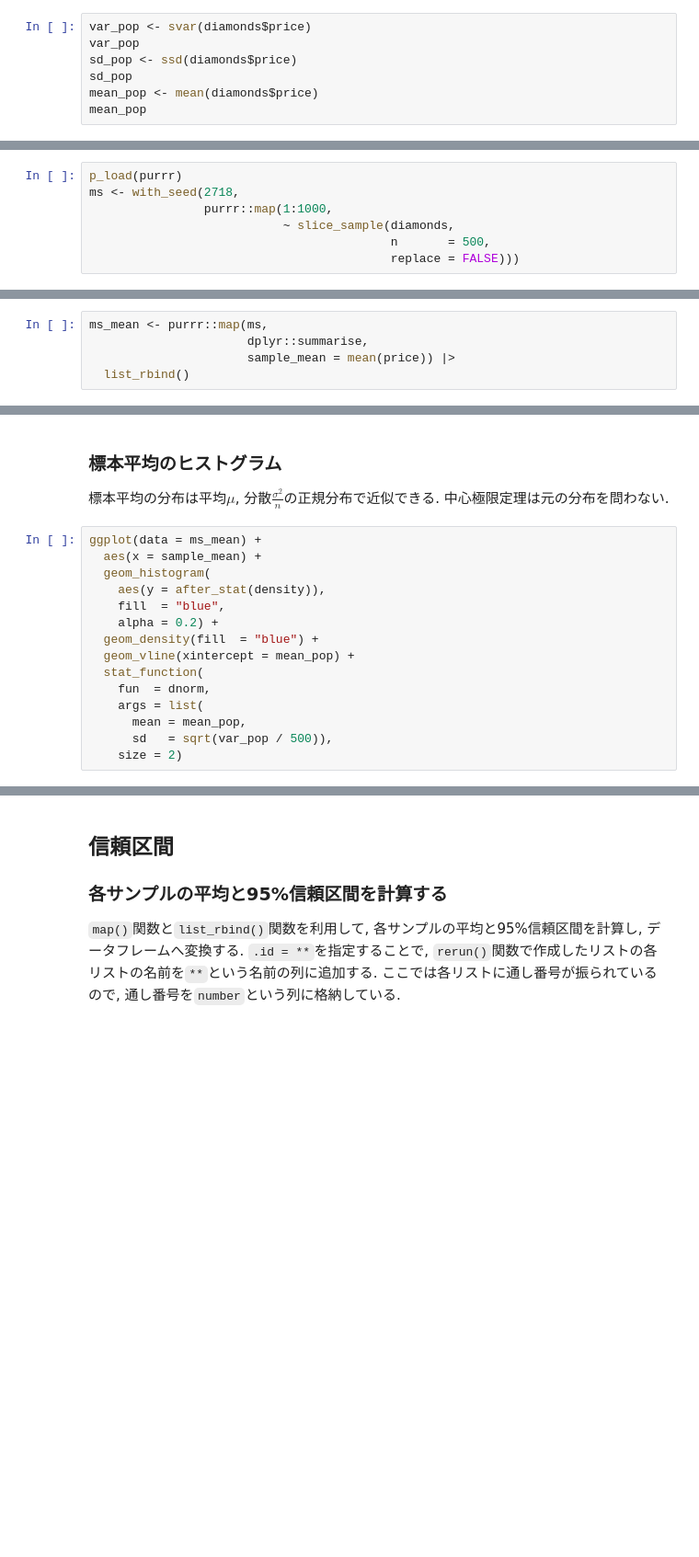
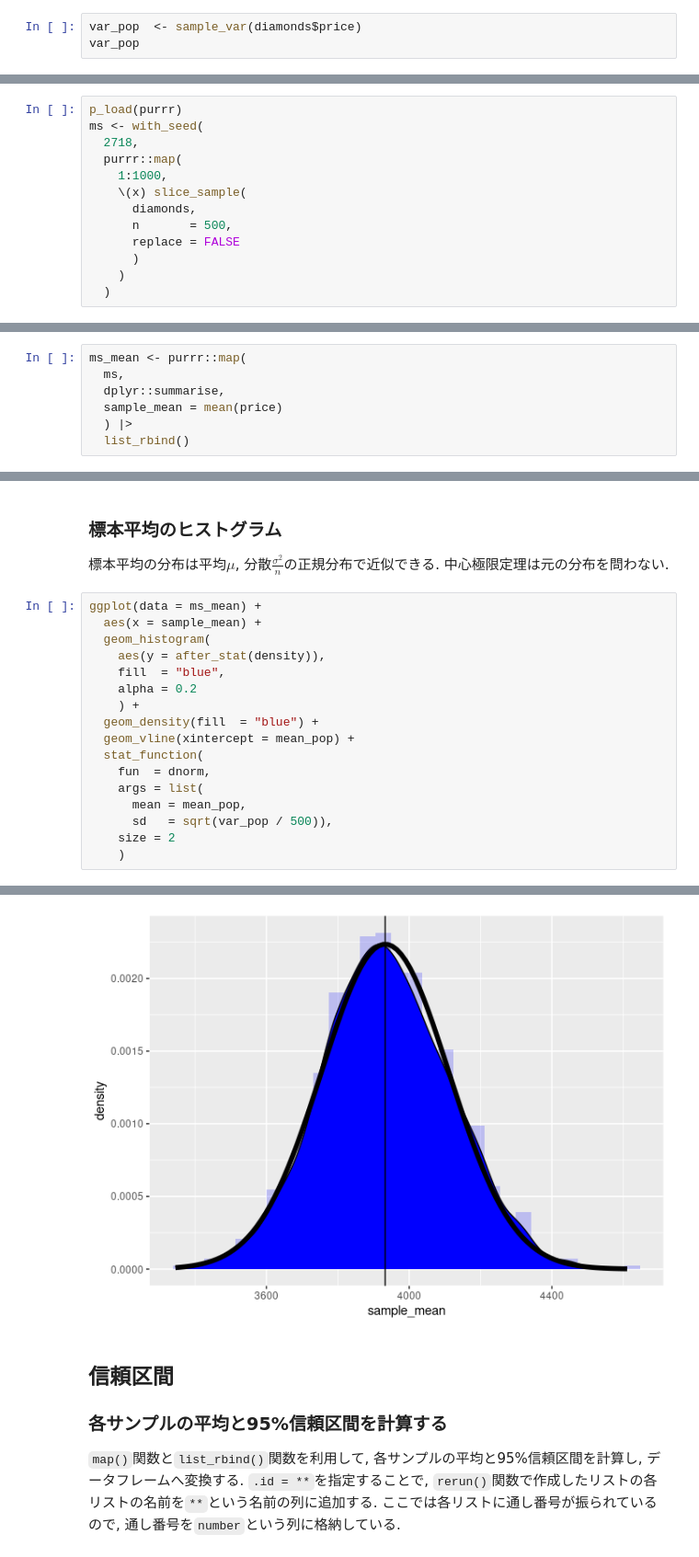
Before and after one commit to N-Yukihiro/Intro2Stats_SFC, a Jupyter notebook: Lecture-05/pop-sample.ipynb, the cells around one changed output, grey strips where cells are left out. Shown at 92% size. Saved outputs shown, nothing was run; the diff lists cells and outputs as text; blank space fills up the shorter version.

```diff
--- a/Lecture-05/pop-sample.ipynb
+++ b/Lecture-05/pop-sample.ipynb
@@ -188,10 +315,6 @@ summary(diamonds)
 今回は`diamonds`データを母集団とみなすので, データの標本分散を求め,
 母分散とみなす. 列は`price`を利用する.
 後で利用するために母平均もオブジェクトに格納する.
-# %%
-var_pop <- svar(diamonds$price)
-var_pop
-sd_pop <- ssd(diamonds$price)
-sd_pop
-mean_pop <- mean(diamonds$price)
-mean_pop
+# %%
+var_pop  <- sample_var(diamonds$price)
+var_pop
@@ -255,11 +407,17 @@ ggplot(data = ss) +
 ここでは第2引数で`~`を使って無名関数を定義している. 結果は`List`形式.
 # %%
 p_load(purrr)
-ms <- with_seed(2718,
-                purrr::map(1:1000,
-                           ~ slice_sample(diamonds,
-                                          n       = 500,
-                                          replace = FALSE)))
+ms <- with_seed(
+  2718,
+  purrr::map(
+    1:1000,
+    \(x) slice_sample(
+      diamonds,
+      n       = 500,
+      replace = FALSE
+      )
+    )
+  )
 # %% [markdown]
 ### 各標本の標本平均を求める
 
@@ -269,9 +427,11 @@ ms <- with_seed(2718,
 最後に結果のリストを`list_rbind()`関数を利用して,
 各標本の平均を1つのデータフレームに縦方向に整理する.
 # %%
-ms_mean <- purrr::map(ms,
-                      dplyr::summarise,
-                      sample_mean = mean(price)) |>
+ms_mean <- purrr::map(
+  ms,
+  dplyr::summarise,
+  sample_mean = mean(price)
+  ) |>
   list_rbind()
 # %% [markdown]
 ### 標本平均の平均を求める
@@ -301,7 +463,8 @@ ggplot(data = ms_mean) +
   geom_histogram(
     aes(y = after_stat(density)),
     fill  = "blue",
-    alpha = 0.2) +
+    alpha = 0.2
+    ) +
   geom_density(fill  = "blue") +
   geom_vline(xintercept = mean_pop) +
   stat_function(
@@ -309,4 +472,6 @@ ggplot(data = ms_mean) +
     args = list(
       mean = mean_pop,
       sd   = sqrt(var_pop / 500)),
-    size = 2)
+    size = 2
+    )
+# %% [output]
@@ -313,3 +480,4 @@ ggplot(data = ms_mean) +
+[figure, added]
 # %% [markdown]
 ## 信頼区間
 
```
Also changed, not shown: parts of 43 cells of this notebook, 1 other file.
